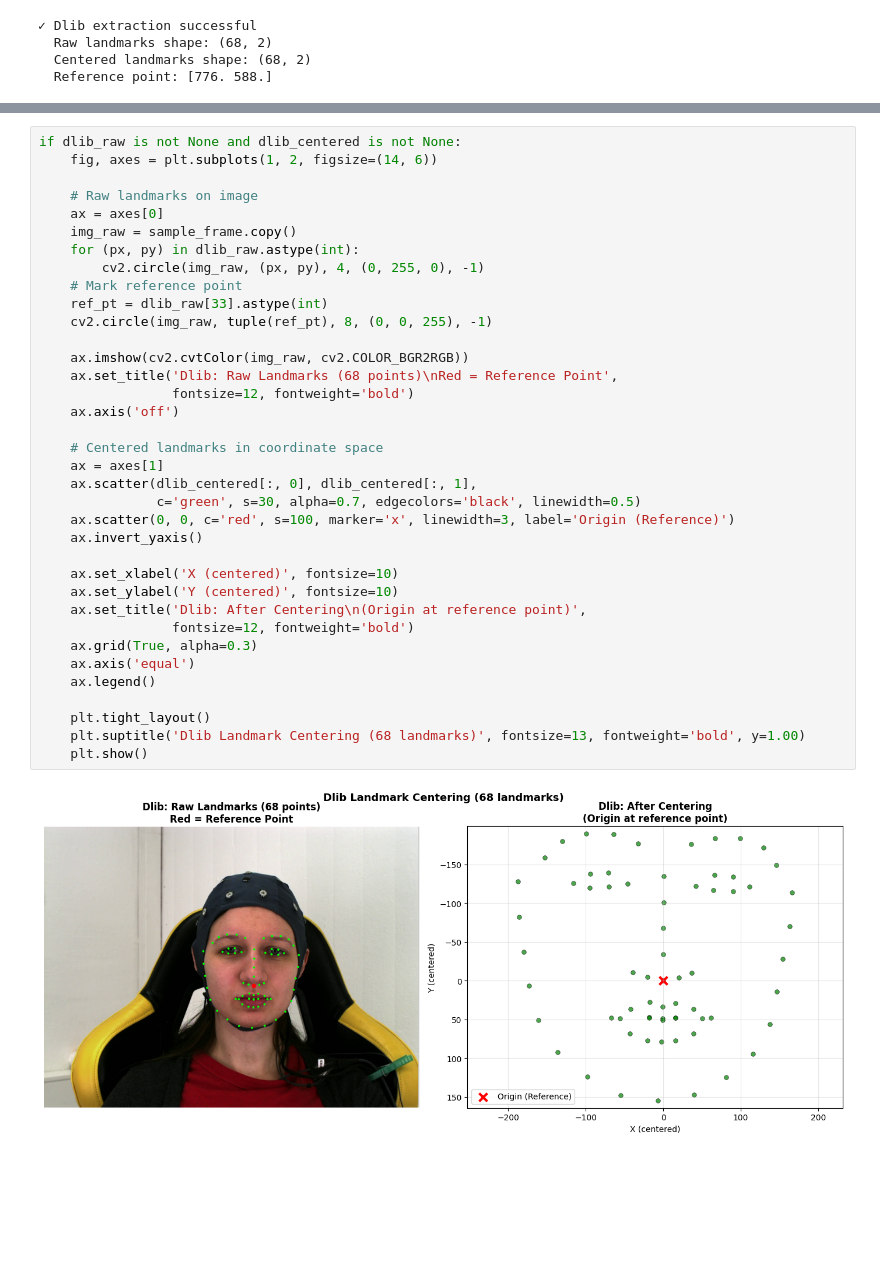
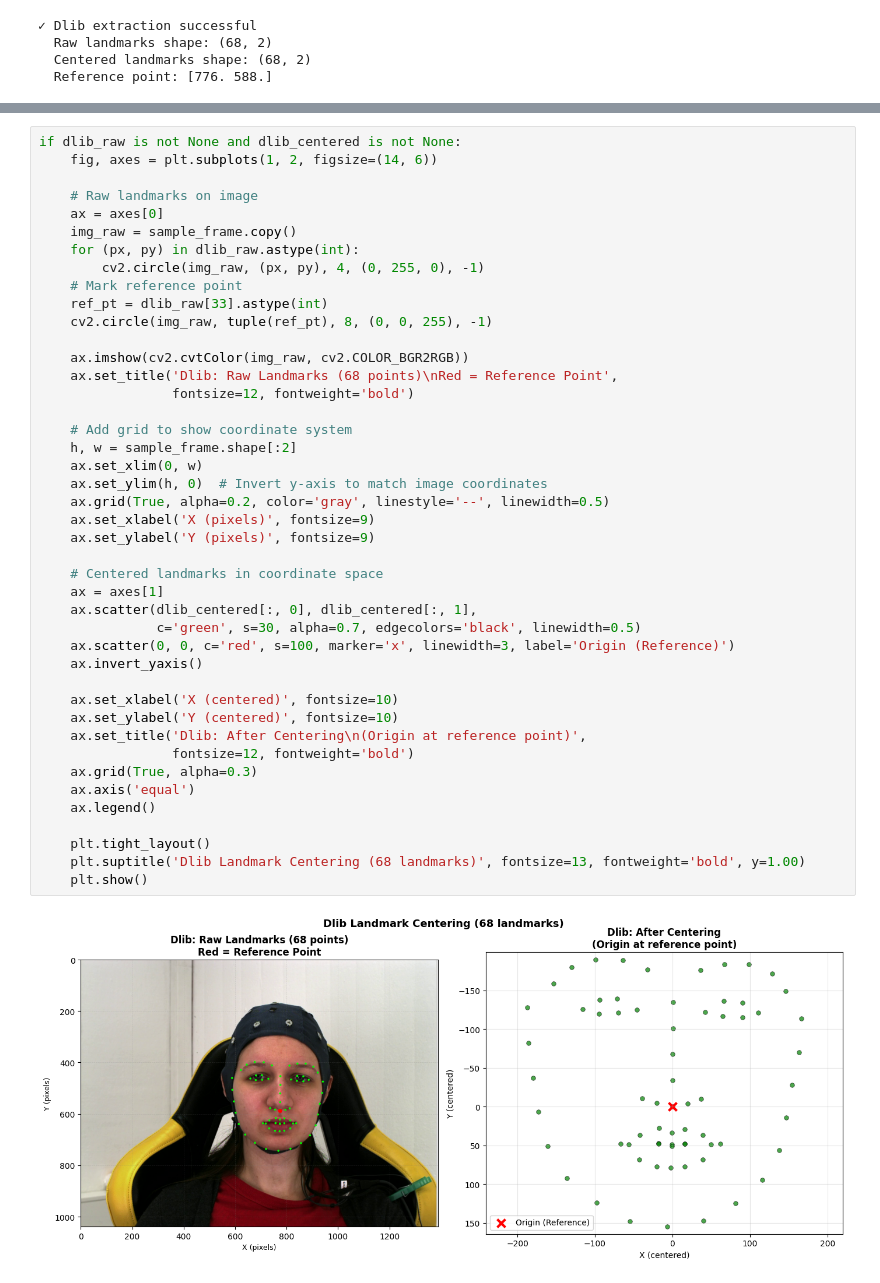
Before and after one commit to alicka33/automatic-pain-recognition, a Jupyter notebook: data_preparation/data_preparation/centering.ipynb, the cells around one changed output, grey strips where cells are left out. Cells and saved outputs as stored; diff of their text form; blank space fills up the shorter version.

Commit message:
Added grid to emphesize centering

```diff
--- a/data_preparation/data_preparation/centering.ipynb
+++ b/data_preparation/data_preparation/centering.ipynb
@@ -240,32 +206,39 @@ if dlib_raw is not None and dlib_centered is not None:
     img_raw = sample_frame.copy()
     for (px, py) in dlib_raw.astype(int):
         cv2.circle(img_raw, (px, py), 4, (0, 255, 0), -1)
     # Mark reference point
     ref_pt = dlib_raw[33].astype(int)
     cv2.circle(img_raw, tuple(ref_pt), 8, (0, 0, 255), -1)
 
     ax.imshow(cv2.cvtColor(img_raw, cv2.COLOR_BGR2RGB))
     ax.set_title('Dlib: Raw Landmarks (68 points)\nRed = Reference Point',
                  fontsize=12, fontweight='bold')
-    ax.axis('off')
+
+    # Add grid to show coordinate system
+    h, w = sample_frame.shape[:2]
+    ax.set_xlim(0, w)
+    ax.set_ylim(h, 0)  # Invert y-axis to match image coordinates
+    ax.grid(True, alpha=0.2, color='gray', linestyle='--', linewidth=0.5)
+    ax.set_xlabel('X (pixels)', fontsize=9)
+    ax.set_ylabel('Y (pixels)', fontsize=9)
 
     # Centered landmarks in coordinate space
     ax = axes[1]
     ax.scatter(dlib_centered[:, 0], dlib_centered[:, 1],
                c='green', s=30, alpha=0.7, edgecolors='black', linewidth=0.5)
     ax.scatter(0, 0, c='red', s=100, marker='x', linewidth=3, label='Origin (Reference)')
     ax.invert_yaxis()
 
     ax.set_xlabel('X (centered)', fontsize=10)
     ax.set_ylabel('Y (centered)', fontsize=10)
     ax.set_title('Dlib: After Centering\n(Origin at reference point)',
                  fontsize=12, fontweight='bold')
     ax.grid(True, alpha=0.3)
     ax.axis('equal')
     ax.legend()
 
     plt.tight_layout()
     plt.suptitle('Dlib Landmark Centering (68 landmarks)', fontsize=13, fontweight='bold', y=1.00)
     plt.show()
 # %% [output]
-[figure, old version]
+[figure, new version]
```
Also changed, not shown: parts of 8 cells of this notebook.
